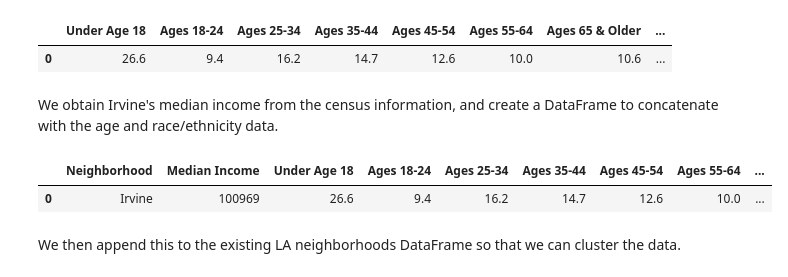
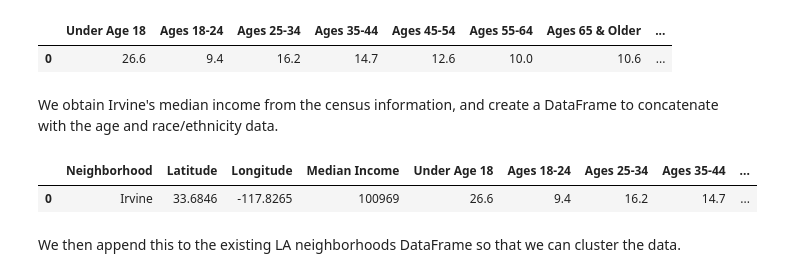
Before and after one commit to clairemli/Coursera-IBM-Data-Science, a Jupyter notebook: Battle of the Neighborhoods: Capstone Project.ipynb, the cells around one changed output. Drawn from its saved outputs; the diff is of its cells as text; code cells hidden in the pictures.

```diff
--- a/Battle of the Neighborhoods: Capstone Project.ipynb
+++ b/Battle of the Neighborhoods: Capstone Project.ipynb
@@ -511,13 +496,17 @@ irvine_age.head()
 # %% [markdown]
 We obtain Irvine's median income from the census information, and create a DataFrame to concatenate with the age and race/ethnicity data.
 # %%
-data = {'Neighborhood': ['Irvine'], 'Median Income': [100969]}
+#Add Irvine to the neighborhoods DataFrame
+irvine_lat = 33.6846
+irvine_long = -117.8265
+
+data = {'Neighborhood': ['Irvine'], 'Latitude': [irvine_lat], 'Longitude': [irvine_long],'Median Income': [100969]}
 temp_df = pd.DataFrame(data)
 irvine = pd.concat([temp_df, irvine_age, irvine_eth], axis = 1)
 irvine.head()
 # %% [output]
-|  | Neighborhood | Median Income | Under Age 18 | Ages 18-24 | Ages 25-34 | Ages 35-44 | Ages 45-54 | Ages 55-64 | ... |
-| 0 | Irvine | 100969 | 26.6 | 9.4 | 16.2 | 14.7 | 12.6 | 10.0 | ... |
+|  | Neighborhood | Latitude | Longitude | Median Income | Under Age 18 | Ages 18-24 | Ages 25-34 | Ages 35-44 | ... |
+| 0 | Irvine | 33.6846 | -117.8265 | 100969 | 26.6 | 9.4 | 16.2 | 14.7 | ... |
 # %% [markdown]
 We then append this to the existing LA neighborhoods DataFrame so that we can cluster the data.
 # %%
```
Also changed, not shown: parts of 30 cells of this notebook.
